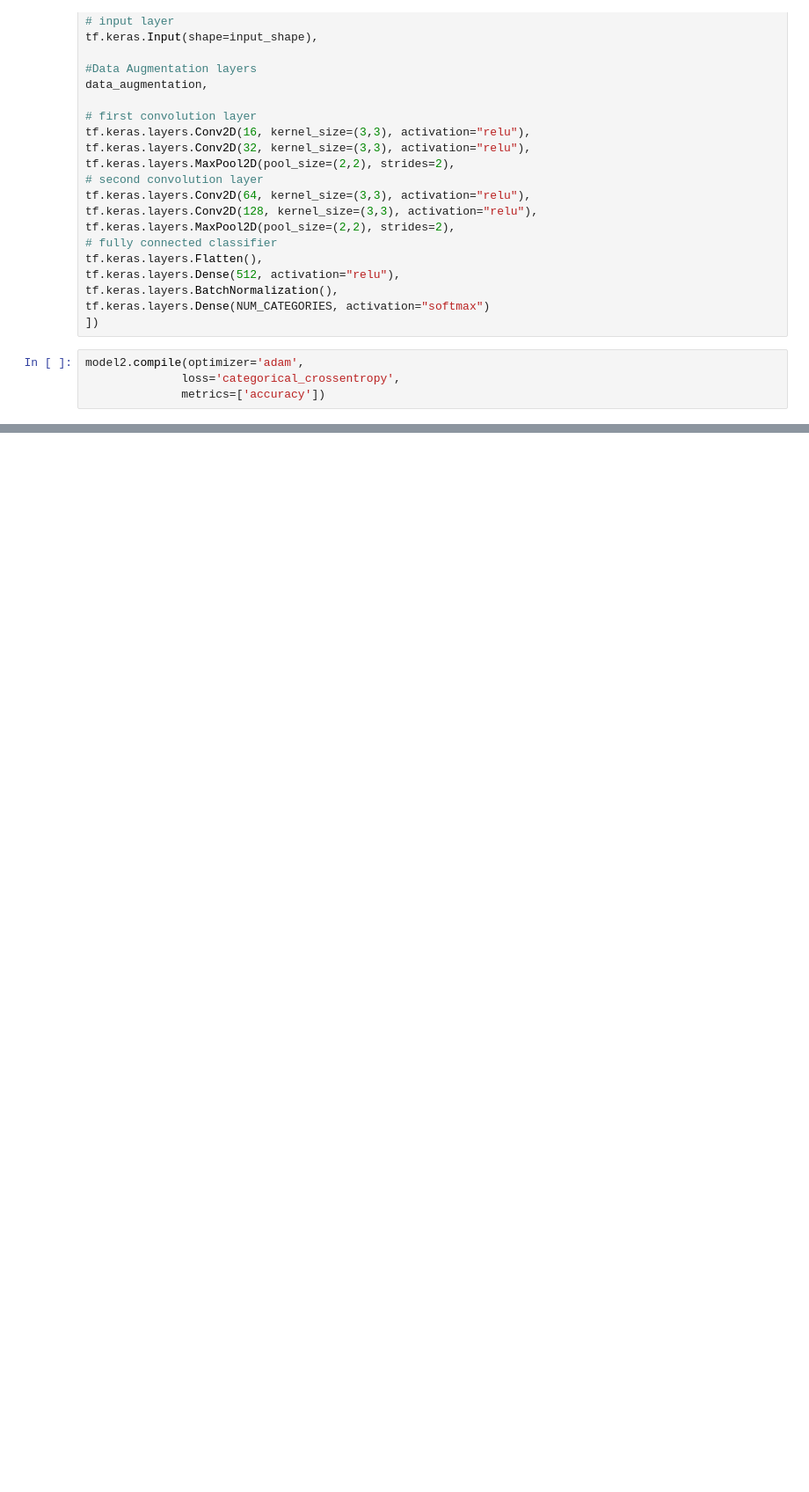
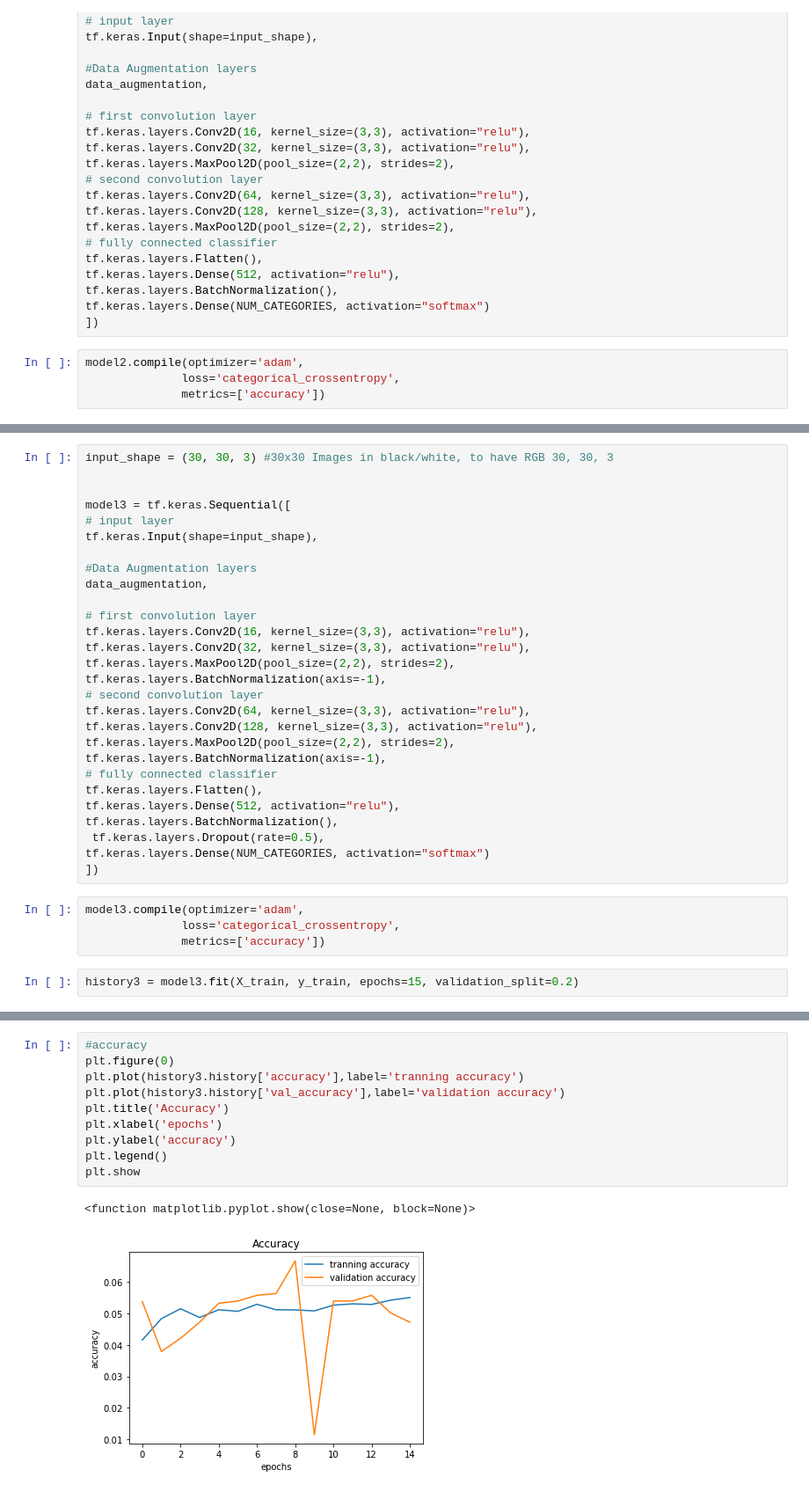
Before and after one commit to AzeglioZHAW/ProjectKI, a Jupyter notebook: Second.ipynb, the cells around one changed output, grey strips where cells are left out. Shown at 88% size. Saved outputs shown, nothing was run; the diff lists cells and outputs as text; blank space fills up the shorter version.

```diff
--- a/Second.ipynb
+++ b/Second.ipynb
@@ -277,0 +305,34 @@ plt.show
+# %%
+input_shape = (30, 30, 3) #30x30 Images in black/white, to have RGB 30, 30, 3
+
+
+model3 = tf.keras.Sequential([
+# input layer
+tf.keras.Input(shape=input_shape),
+
+#Data Augmentation layers
+data_augmentation,
+
+# first convolution layer
+tf.keras.layers.Conv2D(16, kernel_size=(3,3), activation="relu"),
+tf.keras.layers.Conv2D(32, kernel_size=(3,3), activation="relu"),
+tf.keras.layers.MaxPool2D(pool_size=(2,2), strides=2),
+tf.keras.layers.BatchNormalization(axis=-1),
+# second convolution layer
+tf.keras.layers.Conv2D(64, kernel_size=(3,3), activation="relu"),
+tf.keras.layers.Conv2D(128, kernel_size=(3,3), activation="relu"),
+tf.keras.layers.MaxPool2D(pool_size=(2,2), strides=2),
+tf.keras.layers.BatchNormalization(axis=-1),
+# fully connected classifier
+tf.keras.layers.Flatten(),
+tf.keras.layers.Dense(512, activation="relu"),
+tf.keras.layers.BatchNormalization(),
+ tf.keras.layers.Dropout(rate=0.5),
+tf.keras.layers.Dense(NUM_CATEGORIES, activation="softmax")
+])
+# %%
+model3.compile(optimizer='adam',
+              loss='categorical_crossentropy',
+              metrics=['accuracy'])
+# %%
+history3 = model3.fit(X_train, y_train, epochs=15, validation_split=0.2)
@@ -277,0 +357,13 @@ plt.show
+# %%
+#accuracy
+plt.figure(0)
+plt.plot(history3.history['accuracy'],label='tranning accuracy')
+plt.plot(history3.history['val_accuracy'],label='validation accuracy')
+plt.title('Accuracy')
+plt.xlabel('epochs')
+plt.ylabel('accuracy')
+plt.legend()
+plt.show
+# %% [output]
+<function matplotlib.pyplot.show(close=None, block=None)>
+[figure, added]
```
Also changed, not shown: parts of 9 cells of this notebook.
